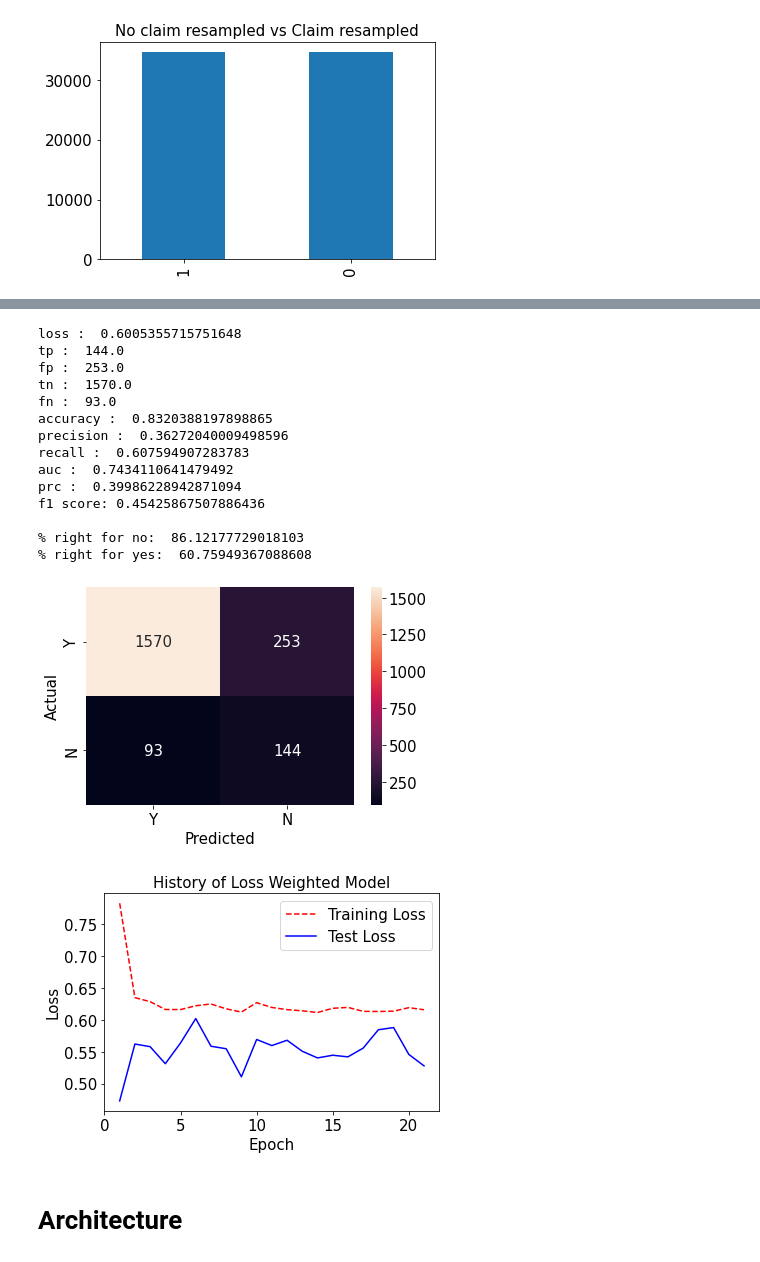
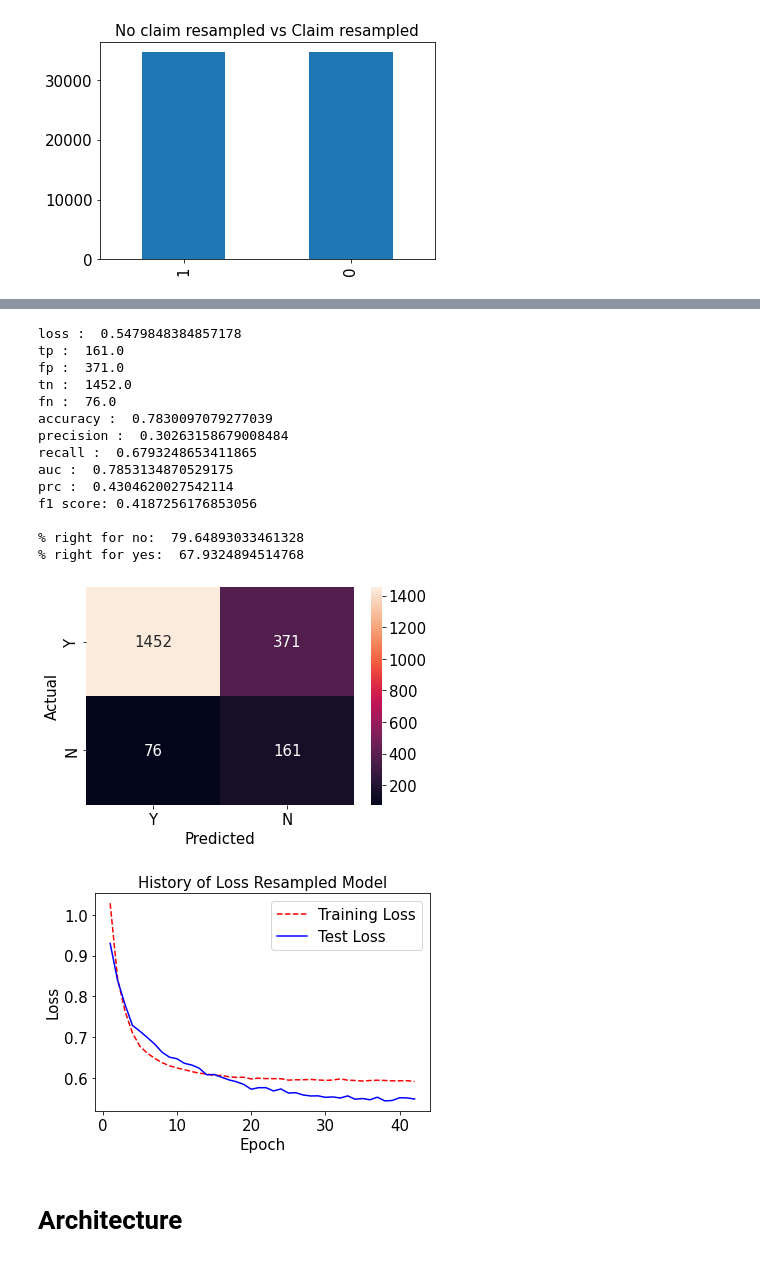
Before and after one commit to claredavies/MachineLearningCoursework, a Jupyter notebook: Assignment1/MLAssignment1KerrasUnbalancedData.ipynb, the cells around one changed output, grey strips where cells are left out. Saved outputs shown, nothing was run; the diff lists cells and outputs as text; code cells hidden in the pictures.

Commit message:
Doing regularisation properly using early stopping based off loss

```diff
--- a/Assignment1/MLAssignment1KerrasUnbalancedData.ipynb
+++ b/Assignment1/MLAssignment1KerrasUnbalancedData.ipynb
@@ -186,5 +201,5 @@ def print_metrics(model, evaluation_results, predictions):
 # %%
-def visualise_training_history(history,title):
+def visualise_training_history_loss(history,title):
   # Get training and test loss histories
   training_loss = history.history["loss"]
   test_loss = history.history["val_loss"]
@@ -231,7 +246,7 @@ def build_model(train_data,learning_rate,output_bias=None):
   network.add(layers.Dense(units=1, activation="sigmoid",bias_initializer=output_bias))
 
   network.compile(
-    optimizer=tf.keras.optimizers.Adam(learning_rate=learning_rate),
+    optimizer="rmsprop",
     loss=keras.losses.BinaryCrossentropy(),
     metrics=METRICS
   )
@@ -430,10 +444,9 @@ Claim Resampled proportion 50.0%
 # %%
 model_resampled = build_model(X_train_resampled, learning_rate_intial)
 
-from keras.callbacks import EarlyStopping, ModelCheckpoint
 # Set callback functions to early stop training and save the best model so far
-callbacks = [EarlyStopping(monitor="val_accuracy", patience=50),
-ModelCheckpoint(filepath="best_model.h5", monitor="val_accuracy", save_best_only=True)]
+callbacks = [EarlyStopping(monitor="val_loss", patience=4),
+ModelCheckpoint(filepath="best_model.h5", monitor="val_loss", save_best_only=True)]
 history_resampled = model_resampled.fit(
     X_train_resampled,
     y_train_resampled,
@@ -467,25 +480,25 @@ y_pred = model_resampled.predict(X_test, batch_size=BATCH_SIZE)
 print_metrics(model_resampled, evaluation_results, y_pred)
 plot_cm(y_test, y_pred)
 # %% [output]
-loss :  0.6005355715751648
-tp :  144.0
-fp :  253.0
-tn :  1570.0
-fn :  93.0
-accuracy :  0.8320388197898865
-precision :  0.36272040009498596
-recall :  0.607594907283783
-auc :  0.7434110641479492
-prc :  0.39986228942871094
-f1 score: 0.45425867507886436
+loss :  0.5479848384857178
+tp :  161.0
+fp :  371.0
+tn :  1452.0
+fn :  76.0
+accuracy :  0.7830097079277039
+precision :  0.30263158679008484
+recall :  0.6793248653411865
+auc :  0.7853134870529175
+prc :  0.4304620027542114
+f1 score: 0.4187256176853056
 
-% right for no:  86.12177729018103
-% right for yes:  60.75949367088608
+% right for no:  79.64893033461328
+% right for yes:  67.9324894514768
-[figure, old version]
+[figure, new version]
 # %%
-visualise_training_history(history_weighted,"History of Loss Weighted Model")
+visualise_training_history(history_resampled,"History of Loss Resampled Model")
 # %% [output]
-[figure, old version]
+[figure, new version]
 # %% [markdown]
 # Architecture
 # %%
```
Also changed, not shown: parts of 11 cells of this notebook.
